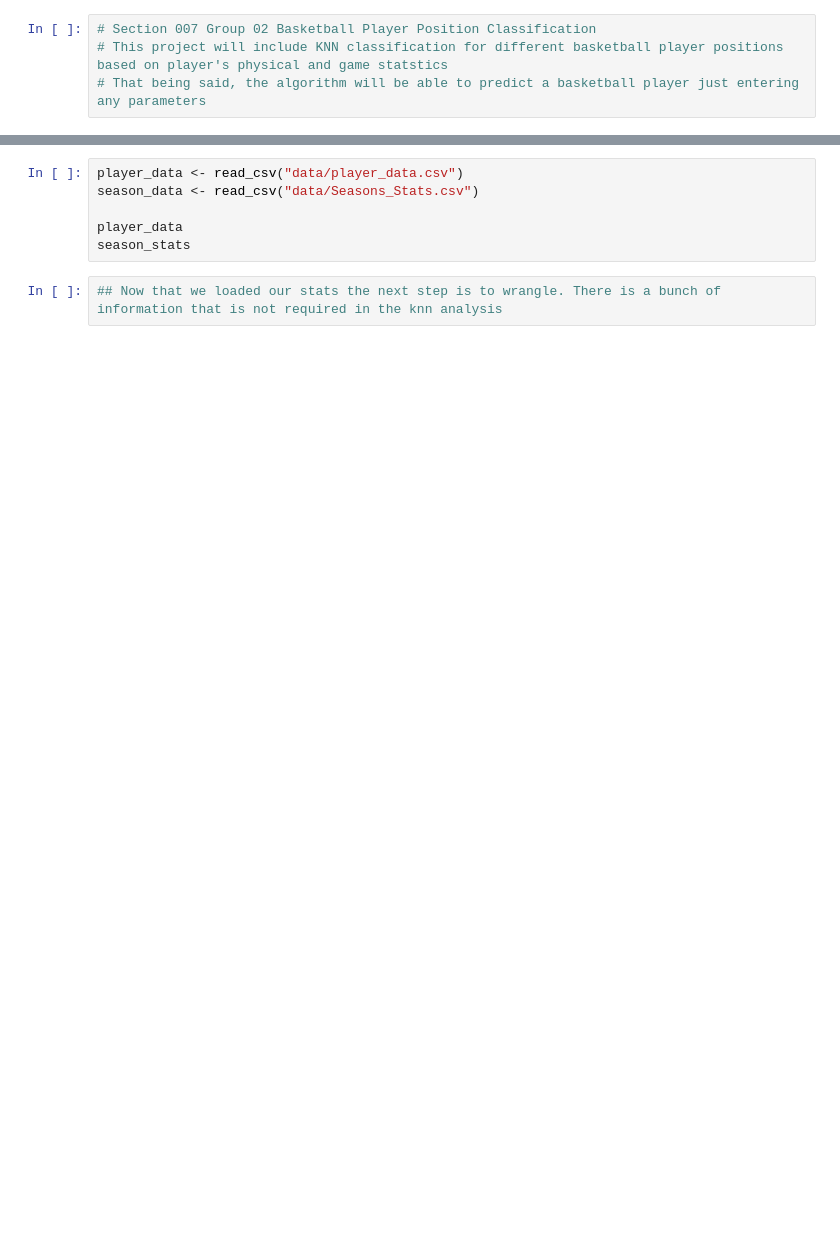
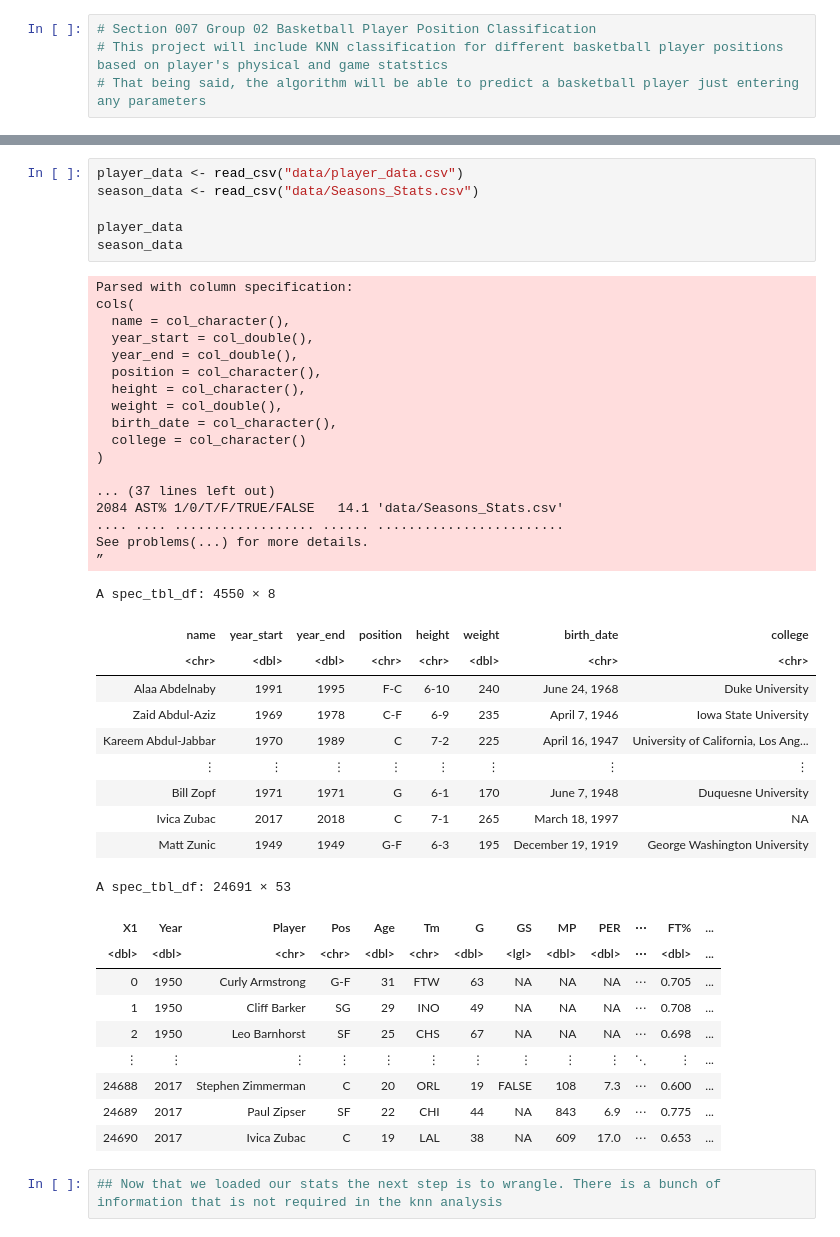
Before and after one commit to Knight-Oikos/Basketball-Player-Identification-Classification, a Jupyter notebook: BasketballPlayerKNN.ipynb, the cells around one changed output, grey strips where cells are left out. Cells and saved outputs as stored; diff of their text form; blank space fills up the shorter version.

```diff
--- a/BasketballPlayerKNN.ipynb
+++ b/BasketballPlayerKNN.ipynb
@@ -35,9 +54,47 @@ Warning message:
 # %%
 player_data <- read_csv("data/player_data.csv")
 season_data <- read_csv("data/Seasons_Stats.csv")
 
 player_data
-season_stats
+season_data
+# %% [output]
+Parsed with column specification:
+cols(
+  name = col_character(),
+  year_start = col_double(),
+  year_end = col_double(),
+  position = col_character(),
+  height = col_character(),
+  weight = col_double(),
+  birth_date = col_character(),
+  college = col_character()
+)
+
+... (37 lines left out)
+2084 AST% 1/0/T/F/TRUE/FALSE   14.1 'data/Seasons_Stats.csv'
+.... .... .................. ...... ........................
+See problems(...) for more details.
+”
+A spec_tbl_df: 4550 × 8
+| name | year_start | year_end | position | height | weight | birth_date | college |
+| <chr> | <dbl> | <dbl> | <chr> | <chr> | <dbl> | <chr> | <chr> |
+| Alaa Abdelnaby | 1991 | 1995 | F-C | 6-10 | 240 | June 24, 1968 | Duke University |
+| Zaid Abdul-Aziz | 1969 | 1978 | C-F | 6-9 | 235 | April 7, 1946 | Iowa State University |
+| Kareem Abdul-Jabbar | 1970 | 1989 | C | 7-2 | 225 | April 16, 1947 | University of California, Los Ang... |
+| ⋮ | ⋮ | ⋮ | ⋮ | ⋮ | ⋮ | ⋮ | ⋮ |
+| Bill Zopf | 1971 | 1971 | G | 6-1 | 170 | June 7, 1948 | Duquesne University |
+| Ivica Zubac | 2017 | 2018 | C | 7-1 | 265 | March 18, 1997 | NA |
+| Matt Zunic | 1949 | 1949 | G-F | 6-3 | 195 | December 19, 1919 | George Washington University |
+A spec_tbl_df: 24691 × 53
+| X1 | Year | Player | Pos | Age | Tm | G | GS | MP | PER | ⋯ | FT% | ... |
+| <dbl> | <dbl> | <chr> | <chr> | <dbl> | <chr> | <dbl> | <lgl> | <dbl> | <dbl> | ⋯ | <dbl> | ... |
+| 0 | 1950 | Curly Armstrong | G-F | 31 | FTW | 63 | NA | NA | NA | ⋯ | 0.705 | ... |
+| 1 | 1950 | Cliff Barker | SG | 29 | INO | 49 | NA | NA | NA | ⋯ | 0.708 | ... |
+| 2 | 1950 | Leo Barnhorst | SF | 25 | CHS | 67 | NA | NA | NA | ⋯ | 0.698 | ... |
+| ⋮ | ⋮ | ⋮ | ⋮ | ⋮ | ⋮ | ⋮ | ⋮ | ⋮ | ⋮ | ⋱ | ⋮ | ... |
+| 24688 | 2017 | Stephen Zimmerman | C | 20 | ORL | 19 | FALSE | 108 | 7.3 | ⋯ | 0.600 | ... |
+| 24689 | 2017 | Paul Zipser | SF | 22 | CHI | 44 | NA | 843 | 6.9 | ⋯ | 0.775 | ... |
+| 24690 | 2017 | Ivica Zubac | C | 19 | LAL | 38 | NA | 609 | 17.0 | ⋯ | 0.653 | ... |
 # %%
 ## Now that we loaded our stats the next step is to wrangle. There is a bunch of information that is not required in the knn analysis
 # %%
```
Also changed, not shown: parts of 16 cells of this notebook.
